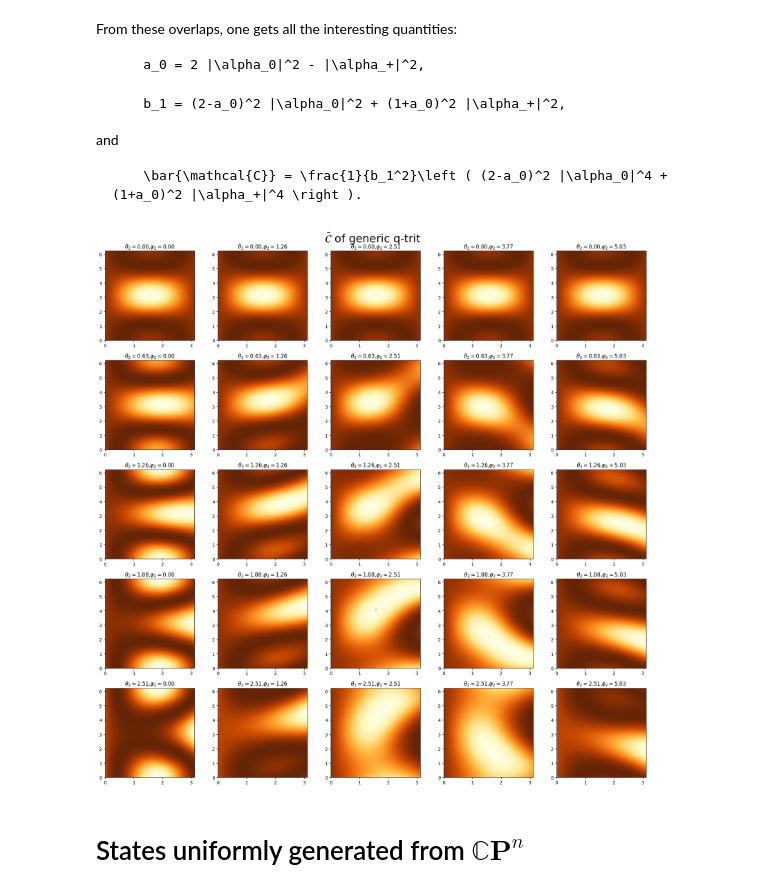
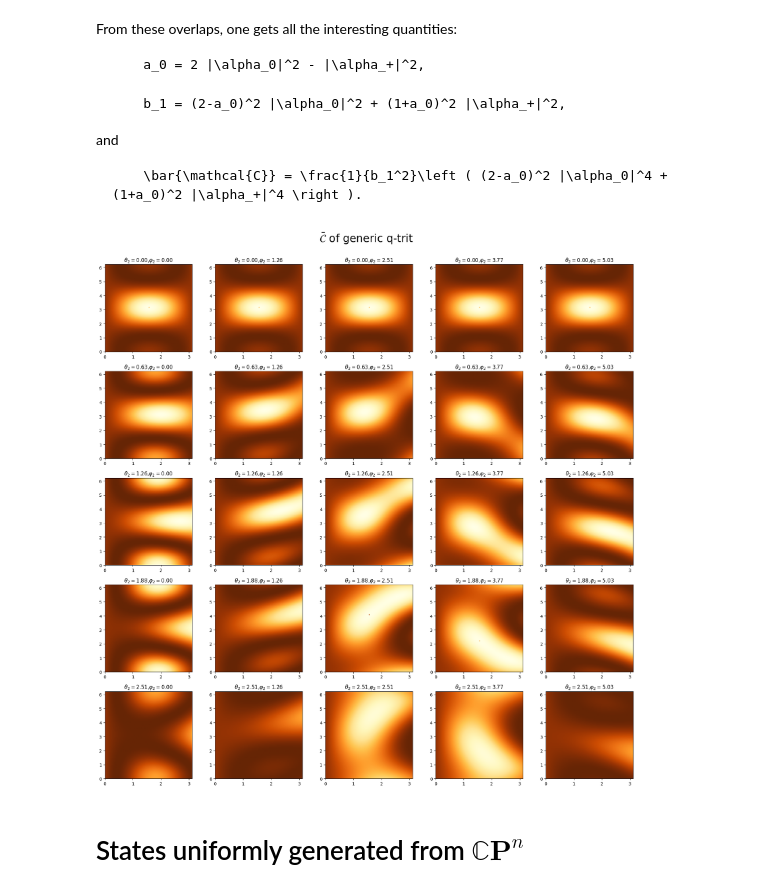
Before and after one commit to erricottaro/Krylov_complexity_on_circulant_graphs, a Jupyter notebook: triangle.ipynb, the cells around one changed output. Saved outputs shown, nothing was run; the diff lists cells and outputs as text; code cells hidden in the pictures.

```diff
--- a/triangle.ipynb
+++ b/triangle.ipynb
@@ -220,23 +220,36 @@ for i in range(n_theta1):
 # %%
 #a 5x5 grid of plots, where figures plot C_bar as a function of theta1 and phi1, and the slices correspond to valyes of theta2 and phi2
 
 fig, axes = plt.subplots(5,5, figsize=(18,18), tight_layout=True)
 
+vmin = c_bars.min()
+vmax = c_bars.max()
 
-fig.suptitle(r"$\bar{\mathcal{C}}$ of generic q-trit", fontsize=25)
+fig.suptitle(r"$\bar{\mathcal{C}}$ of generic q-trit", fontsize=25, y=1.005)
+
+#fig.subplots_adjust(top=1.1)
 
 for i in range(n_theta2):
     for j in range(n_phi2):
         ax = axes[i][j]
         ax.set_title(r"$\theta_2=$"+f"{format(theta2s[i], '.2f')},"+r"$\varphi_2=$"+f"{format(phi2s[j], '.2f')}")
 
         Z = c_bars_tot[:,:,i,j].T
-        ax.imshow(Z, extent=[theta1s[0], theta1s[-1], phi1s[0], phi1s[-1]], origin='lower', cmap='YlOrBr')
+        im = ax.imshow(Z, extent=[theta1s[0], theta1s[-1], phi1s[0], phi1s[-1]], origin='lower', cmap='YlOrBr', vmin=vmin, vmax=vmax)
         ax.set_aspect(0.5)
 
+"""
+cbar = fig.colorbar(
+    im,
+    ax=axes,
+    orientation= 'horizontal',
+    location = "top",
+    pad=0.2
+)
+"""
 plt.show()
 # %% [output]
-[figure, old version]
+[figure, new version]
 # %% [markdown]
 # States uniformly generated from $\mathbb{C}\textbf{P}^n$
 # %% [markdown]
```
